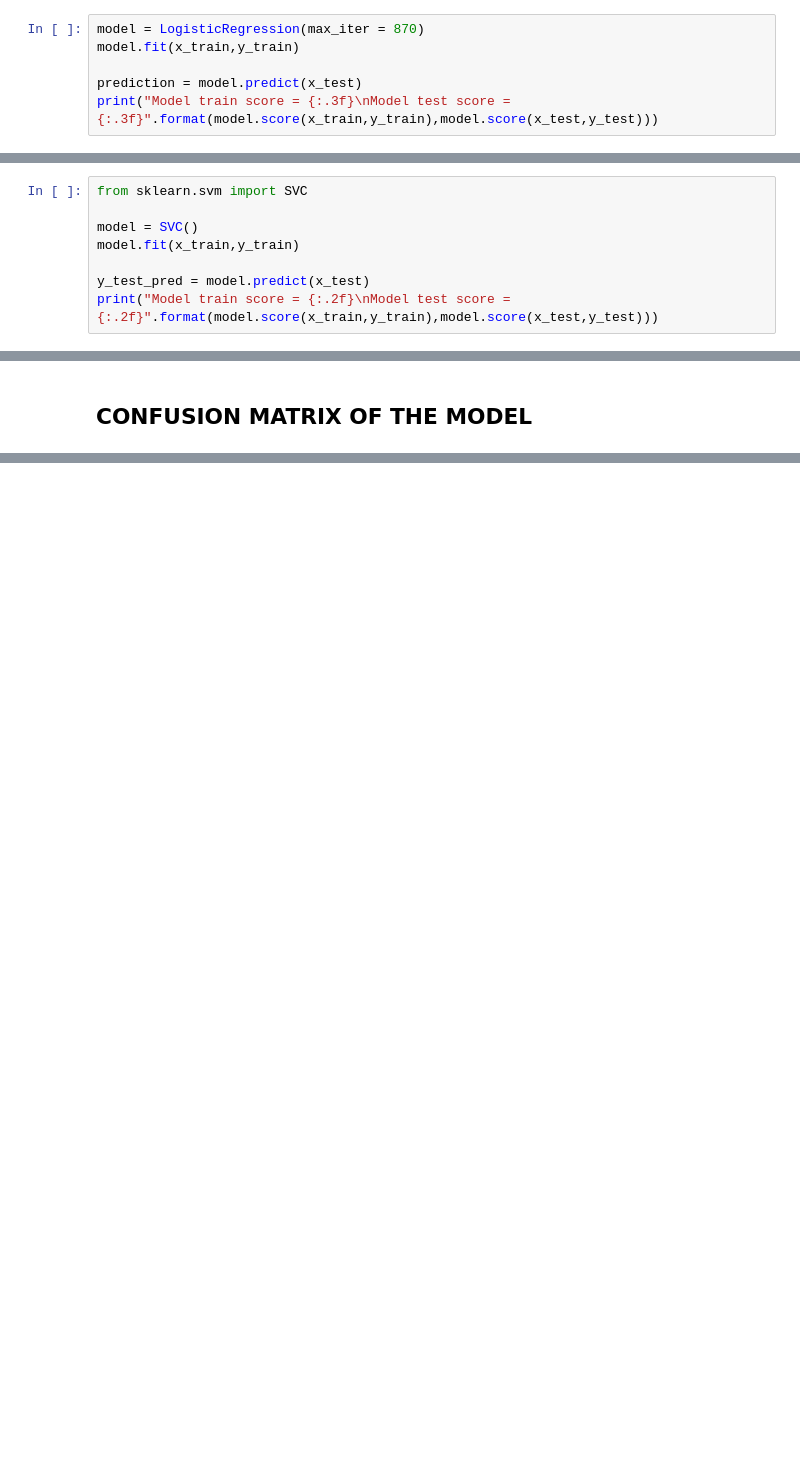
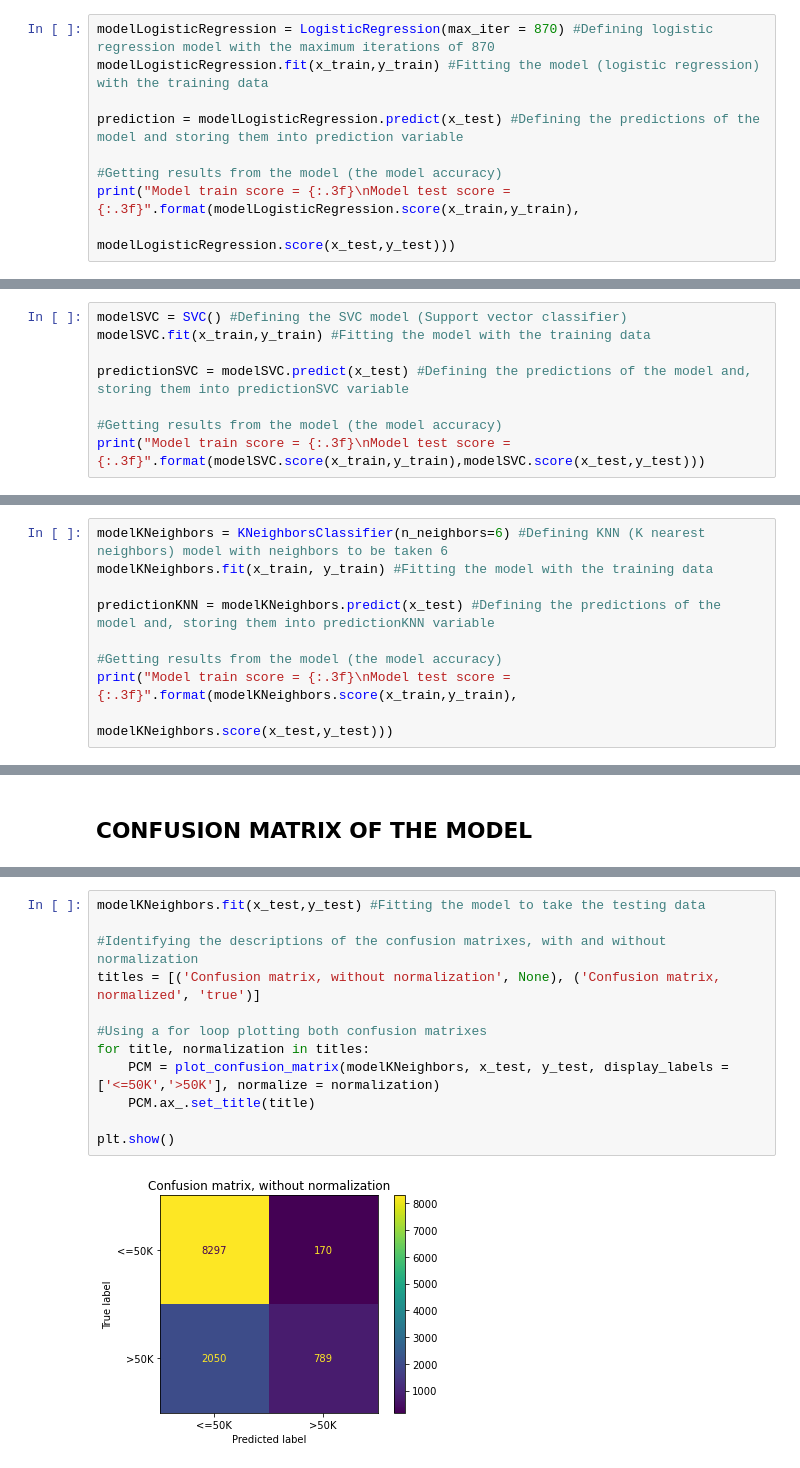
Before and after one commit to Evaldexs/Machine-Learning-Adults-Dataset-Project, a Jupyter notebook: Coursework/Coursework.ipynb, the cells around one changed output, grey strips where cells are left out. Saved outputs shown, nothing was run; the diff lists cells and outputs as text; blank space fills up the shorter version.

```diff
--- a/Coursework/Coursework.ipynb
+++ b/Coursework/Coursework.ipynb
@@ -225,9 +225,12 @@ x_train, x_test, y_train, y_test = train_test_split(x,y, test_size = 0.25, rando
 # %%
-model = LogisticRegression(max_iter = 870)
-model.fit(x_train,y_train)
+modelLogisticRegression = LogisticRegression(max_iter = 870) #Defining logistic regression model with the maximum iterations of 870
+modelLogisticRegression.fit(x_train,y_train) #Fitting the model (logistic regression) with the training data
 
-prediction = model.predict(x_test)
-print("Model train score = {:.3f}\nModel test score = {:.3f}".format(model.score(x_train,y_train),model.score(x_test,y_test)))
+prediction = modelLogisticRegression.predict(x_test) #Defining the predictions of the model and storing them into prediction variable
+
+#Getting results from the model (the model accuracy)
+print("Model train score = {:.3f}\nModel test score = {:.3f}".format(modelLogisticRegression.score(x_train,y_train),
+                                                                     modelLogisticRegression.score(x_test,y_test)))
 # %% [output]
 Model train score = 0.831
 Model test score = 0.822
@@ -251,11 +258,11 @@ Model test score = 0.825
 # %% [markdown]
 ## MODEL BUILDING USING SVC
 # %%
-from sklearn.svm import SVC
+modelSVC = SVC() #Defining the SVC model (Support vector classifier)
+modelSVC.fit(x_train,y_train) #Fitting the model with the training data
 
-model = SVC()
-model.fit(x_train,y_train)
+predictionSVC = modelSVC.predict(x_test) #Defining the predictions of the model and, storing them into predictionSVC variable
 
-y_test_pred = model.predict(x_test)
-print("Model train score = {:.2f}\nModel test score = {:.2f}".format(model.score(x_train,y_train),model.score(x_test,y_test)))
+#Getting results from the model (the model accuracy)
+print("Model train score = {:.3f}\nModel test score = {:.3f}".format(modelSVC.score(x_train,y_train),modelSVC.score(x_test,y_test)))
 # %% [output]
@@ -263,0 +273,9 @@ Model test score = 0.75
+# %%
+modelKNeighbors = KNeighborsClassifier(n_neighbors=6) #Defining KNN (K nearest neighbors) model with neighbors to be taken 6
+modelKNeighbors.fit(x_train, y_train) #Fitting the model with the training data
+
+predictionKNN = modelKNeighbors.predict(x_test) #Defining the predictions of the model and, storing them into predictionKNN variable
+
+#Getting results from the model (the model accuracy)
+print("Model train score = {:.3f}\nModel test score = {:.3f}".format(modelKNeighbors.score(x_train,y_train),
+                                                                     modelKNeighbors.score(x_test,y_test)))
@@ -300,0 +312,14 @@ Recall =  0.9238218967757175
+# %%
+modelKNeighbors.fit(x_test,y_test) #Fitting the model to take the testing data
+
+#Identifying the descriptions of the confusion matrixes, with and without normalization
+titles = [('Confusion matrix, without normalization', None), ('Confusion matrix, normalized', 'true')]
+
+#Using a for loop plotting both confusion matrixes
+for title, normalization in titles:
+    PCM = plot_confusion_matrix(modelKNeighbors, x_test, y_test, display_labels = ['<=50K','>50K'], normalize = normalization)
+    PCM.ax_.set_title(title)
+
+plt.show()
+# %% [output]
+[figure, added]
```
Also changed, not shown: parts of 48 cells of this notebook.
